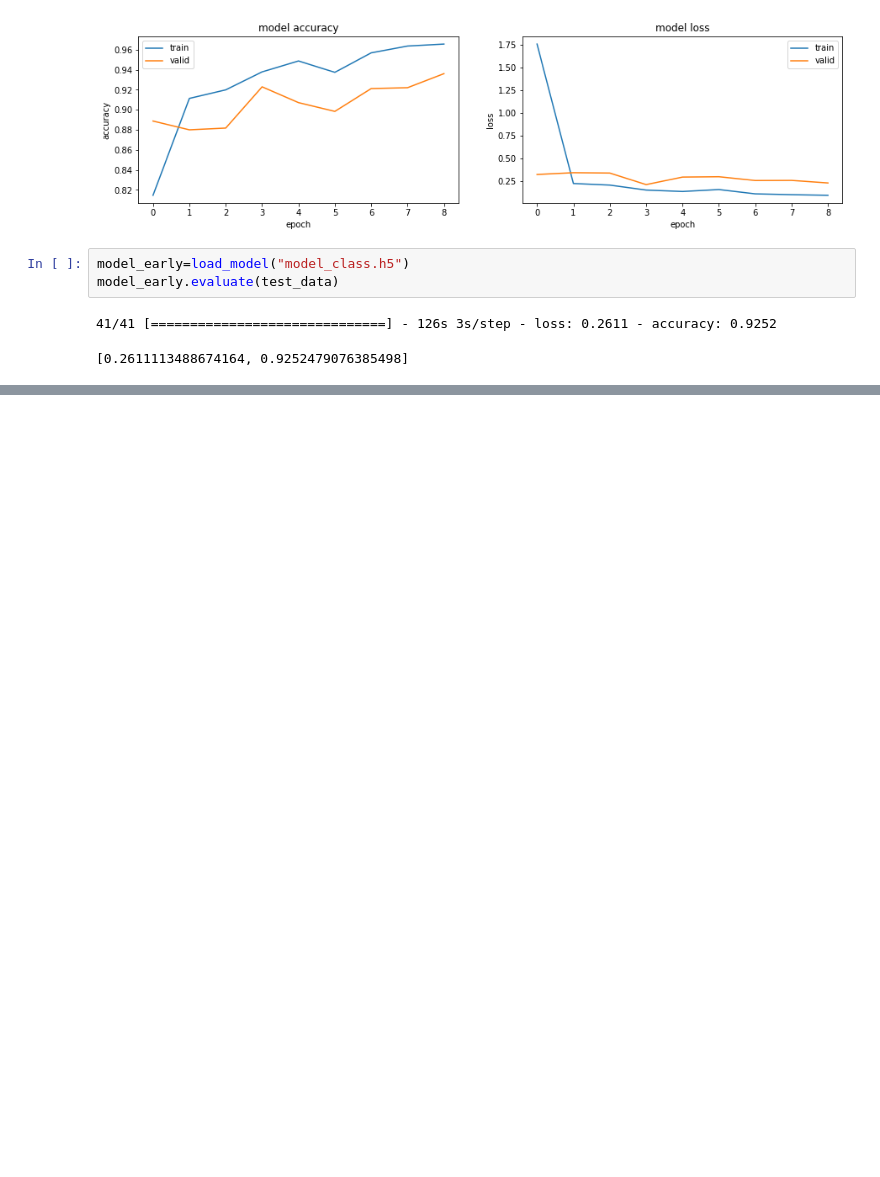
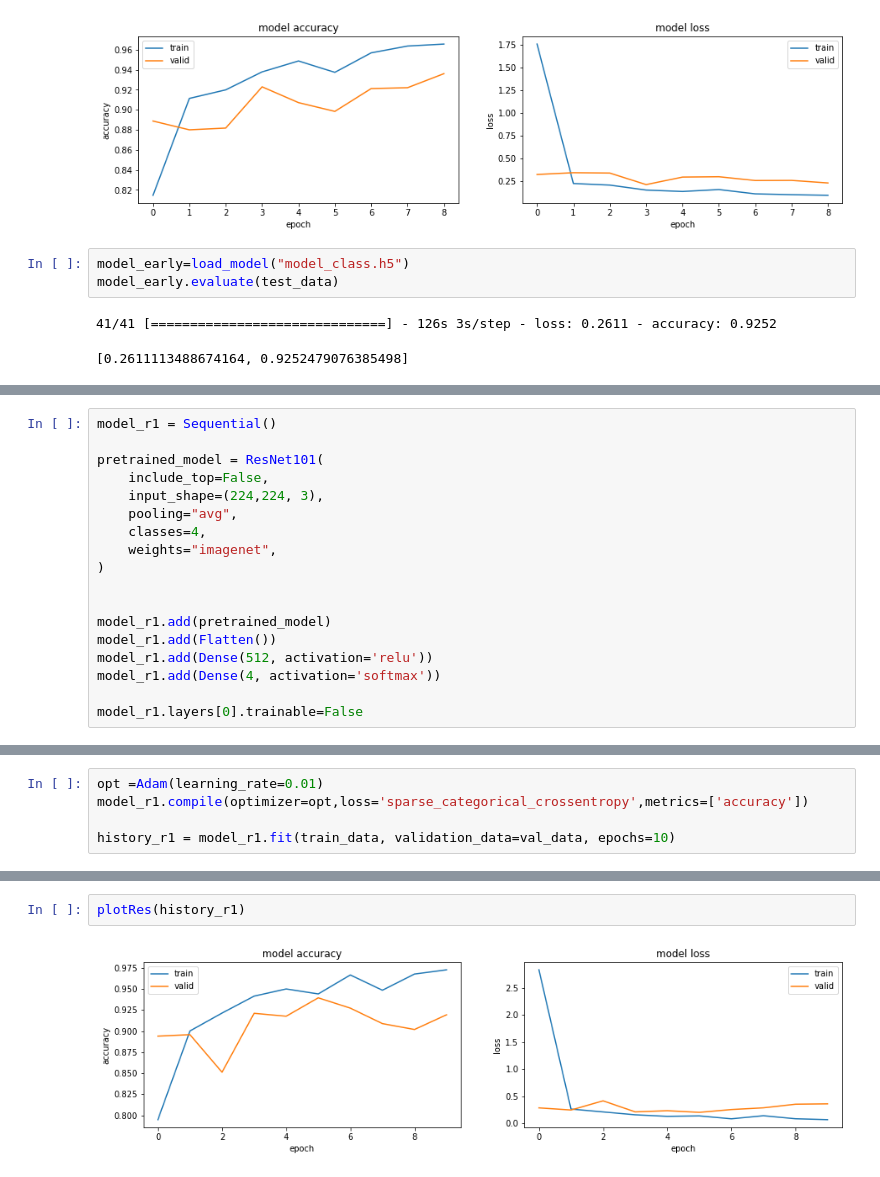
Before and after one commit to IinjyI/Brain-Tumor-Detection, a Jupyter notebook: code/preprocessing-and-modeling.ipynb, the cells around one changed output, grey strips where cells are left out. Cells and saved outputs as stored; diff of their text form; blank space fills up the shorter version.

```diff
--- a/code/preprocessing-and-modeling.ipynb
+++ b/code/preprocessing-and-modeling.ipynb
@@ -279,0 +309,18 @@ model_early.evaluate(test_data)
+# %%
+model_r1 = Sequential()
+
+pretrained_model = ResNet101(
+    include_top=False,
+    input_shape=(224,224, 3),
+    pooling="avg",
+    classes=4,
+    weights="imagenet",
+)
+
+
+model_r1.add(pretrained_model)
+model_r1.add(Flatten())
+model_r1.add(Dense(512, activation='relu'))
+model_r1.add(Dense(4, activation='softmax'))
+
+model_r1.layers[0].trainable=False
@@ -279,0 +350,5 @@ model_early.evaluate(test_data)
+# %%
+opt =Adam(learning_rate=0.01)
+model_r1.compile(optimizer=opt,loss='sparse_categorical_crossentropy',metrics=['accuracy'])
+
+history_r1 = model_r1.fit(train_data, validation_data=val_data, epochs=10)
@@ -279,0 +376,4 @@ model_early.evaluate(test_data)
+# %%
+plotRes(history_r1)
+# %% [output]
+[figure, added]
```
Also changed, not shown: parts of 29 cells of this notebook, 2 other files.
